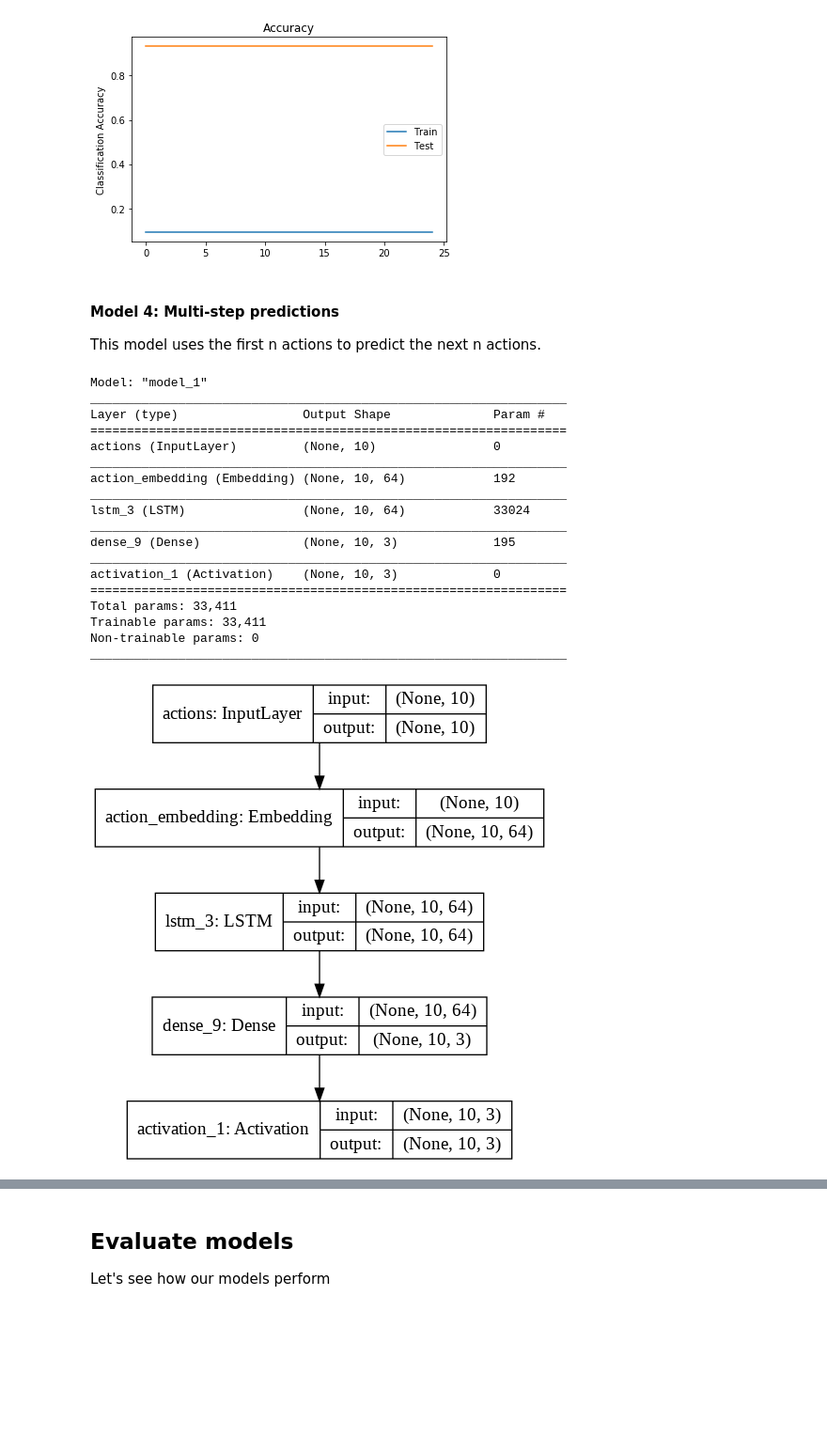
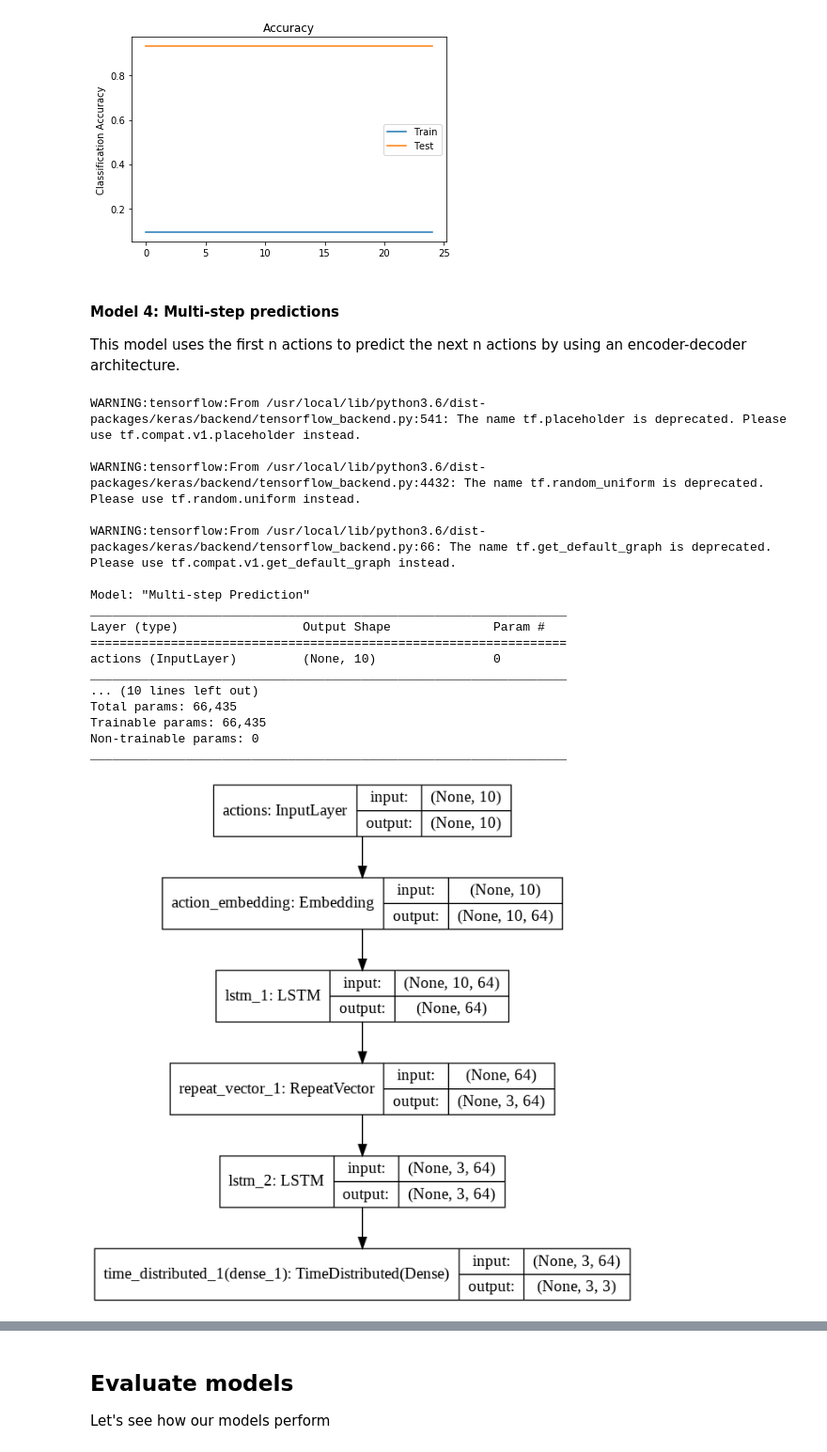
Before and after one commit to j3nguyen/user_item_embeddings, a Jupyter notebook: NextAction.ipynb, the cells around one changed output, grey strips where cells are left out. Shown at 94% size. Drawn from its saved outputs; the diff is of its cells as text; code cells hidden in the pictures; blank space fills up the shorter version.

```diff
--- a/NextAction.ipynb
+++ b/NextAction.ipynb
@@ -143,11 +162,15 @@ y = to_categorical(np.array(list(map(lambda x: x[10], actions))), num_classes=3)
 # %% [markdown]
 Dataset 2: We create samples of n actions and try to predict the next n actions
 # %%
+timesteps = 10
+future_timesteps = 3
 
-timesteps = 10
-lag = 1
-
-def generate_timeseries(actions, timesteps, lag):
+def generate_timeseries(actions, timesteps, lag, future_timesteps):
+  '''
+  timesteps - number of timesteps for input
+  lag - the time difference between the input and output
+  future_timesteps - number of timesteps for output
+  '''
   ts = np.array(list(actions))
   X_ts = []
   y_ts = []
@@ -158,7 +181,7 @@ def generate_timeseries(actions, timesteps, lag):
       x_end_idx = x_start_idx + timesteps
 
       y_start_idx = x_start_idx + lag
-      y_end_idx = y_start_idx + timesteps
+      y_end_idx = y_start_idx + future_timesteps
 
       # print(x_start_idx, x_end_idx, y_start_idx, y_end_idx)
       #get a sequence of timesteps actions
@@ -173,6 +196,6 @@ def generate_timeseries(actions, timesteps, lag):
 
   return X_ts, y_ts
 
-X_ts, y_ts = generate_timeseries(actions, timesteps, timesteps)
+X_ts, y_ts = generate_timeseries(actions, timesteps, timesteps, future_timesteps)
 print(X_ts.shape)
 print(y_ts.shape)
@@ -229,5 +251,5 @@ The first model will embed the actions and user's journey to help predict the ne
 # %%
-hidden_size = 128 #dimension of action vectors
+hidden_size = 32 #dimension of action vectors
 num_actions = len(action_to_idx) #dictionary size
 input_length = 10 # number of actions in input sequence
 num_users = len(visitor_activity)
@@ -453,49 +437,49 @@ plot_learning_graphs(h3.history)
 # %% [markdown]
 #### Model 4: Multi-step predictions
 
-This model uses the first n actions to predict the next n actions.
+This model uses the first n actions to predict the next n actions by using an encoder-decoder architecture.
 # %%
 def multistep_rnn_model(input_length, forecast_length, num_units, num_actions):
   # sequence of actions
   A = Input(shape=(input_length,), name="actions") #length of sequence
 
   #create embedding for actions
   a = Embedding(input_dim=num_actions, output_dim=num_units, input_length=input_length, name='action_embedding')(A)
 
-  # return_sequences = True to get the output at each time step
-  L = LSTM(num_units,return_sequences=True)(a)
+  # return_sequences = false to only produce the last output
+  encoder = LSTM(num_units,return_sequences=False)(a)
+
+  # repeat the output of the encoder for each output of the target
+  temp = RepeatVector(forecast_length)(encoder)
+
+  decoder = LSTM(num_units, return_sequences=True)(temp)
 
   # Apply a NN for each timestep output
-  # predictions = TimeDistributed(Dense(num_actions, activation='softmax'))(L)
+  predictions = TimeDistributed(Dense(num_actions, activation='softmax'))(decoder)
 
-  predictions = Dense(num_actions)(L)
-  predictions = Activation('softmax')(predictions)
+  return Model(inputs=A, outputs=predictions, name="Multi-step Prediction")
 
-
-  return Model(inputs=A, outputs=predictions)
-
-model4 = multistep_rnn_model(timesteps, timesteps, hidden_size, num_actions)
+model4 = multistep_rnn_model(timesteps, future_timesteps, hidden_size, num_actions)
 model4.summary()
 
 plot_model(model4, show_shapes=True, show_layer_names=True)
 # %% [output]
-Model: "model_1"
+WARNING:tensorflow:From /usr/local/lib/python3.6/dist-packages/keras/backend/tensorflow_backend.py:541: The name tf.placeholder is deprecated. Please use tf.compat.v1.placeholder instead.
+
+WARNING:tensorflow:From /usr/local/lib/python3.6/dist-packages/keras/backend/tensorflow_backend.py:4432: The name tf.random_uniform is deprecated. Please use tf.random.uniform instead.
+
+WARNING:tensorflow:From /usr/local/lib/python3.6/dist-packages/keras/backend/tensorflow_backend.py:66: The name tf.get_default_graph is deprecated. Please use tf.compat.v1.get_default_graph instead.
+
+Model: "Multi-step Prediction"
 _________________________________________________________________
 Layer (type)                 Output Shape              Param #
 =================================================================
 actions (InputLayer)         (None, 10)                0
 _________________________________________________________________
-action_embedding (Embedding) (None, 10, 64)            192
-_________________________________________________________________
-lstm_3 (LSTM)                (None, 10, 64)            33024
-_________________________________________________________________
-dense_9 (Dense)              (None, 10, 3)             195
-_________________________________________________________________
-activation_1 (Activation)    (None, 10, 3)             0
-=================================================================
-Total params: 33,411
-Trainable params: 33,411
+... (10 lines left out)
+Total params: 66,435
+Trainable params: 66,435
 Non-trainable params: 0
 _________________________________________________________________
-[figure, old version]
+[figure, new version]
 # %%
```
Also changed, not shown: parts of 35 cells of this notebook.
